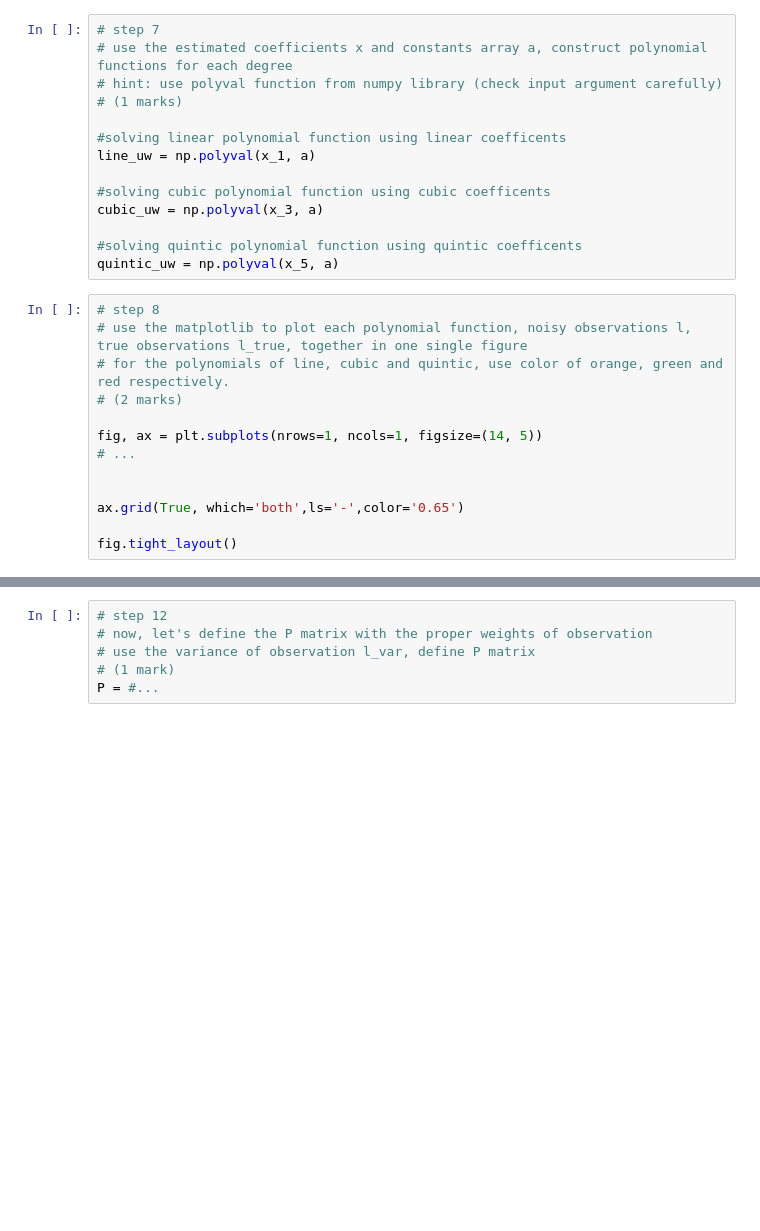
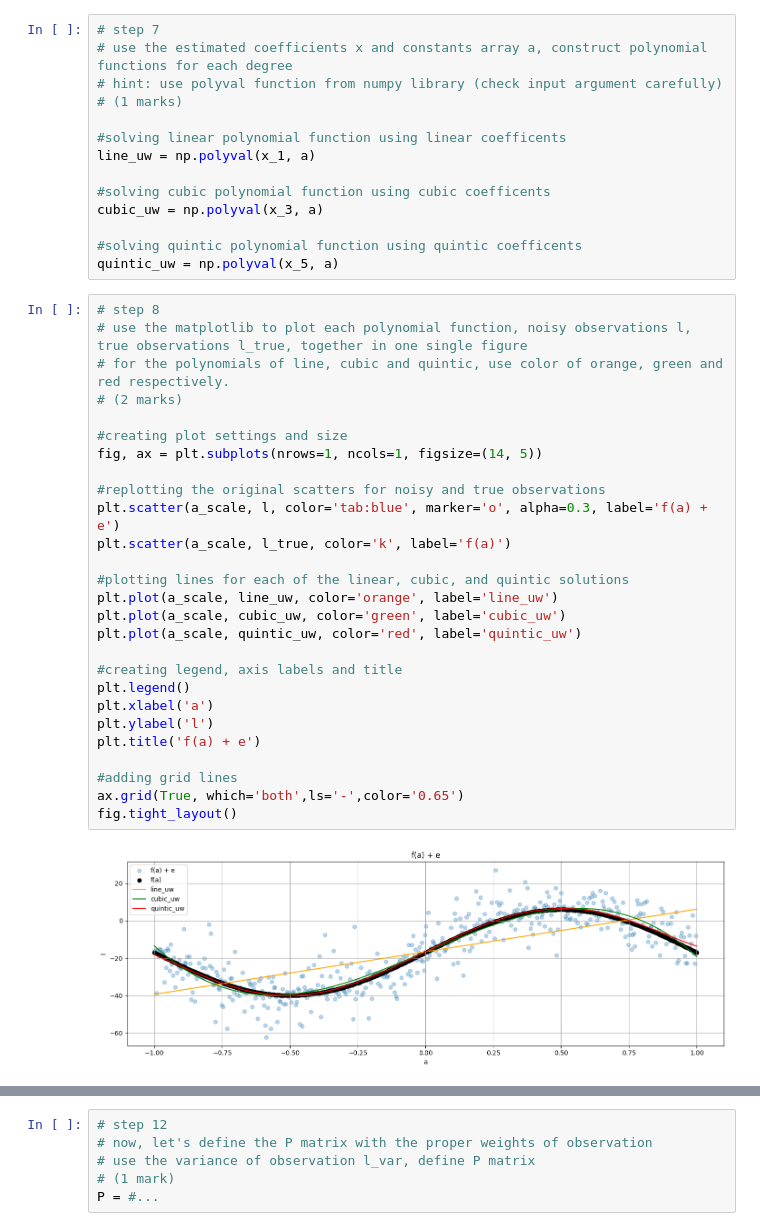
Before and after one commit to AnthonyKelly8/engg680_2024_fall, a Jupyter notebook: Lab_Assignment2/Assignment2.ipynb, the cells around one changed output, grey strips where cells are left out. Saved outputs shown, nothing was run; the diff lists cells and outputs as text; blank space fills up the shorter version.

Commit message:
Adding preliminary solution for unweighted steps 8-11

```diff
--- a/Lab_Assignment2/Assignment2.ipynb
+++ b/Lab_Assignment2/Assignment2.ipynb
@@ -188,16 +189,32 @@ quintic_uw = np.polyval(x_5, a)
 # %%
 # step 8
 # use the matplotlib to plot each polynomial function, noisy observations l, true observations l_true, together in one single figure
 # for the polynomials of line, cubic and quintic, use color of orange, green and red respectively.
 # (2 marks)
 
+#creating plot settings and size
 fig, ax = plt.subplots(nrows=1, ncols=1, figsize=(14, 5))
-# ...
 
+#replotting the original scatters for noisy and true observations
+plt.scatter(a_scale, l, color='tab:blue', marker='o', alpha=0.3, label='f(a) + e')
+plt.scatter(a_scale, l_true, color='k', label='f(a)')
 
+#plotting lines for each of the linear, cubic, and quintic solutions
+plt.plot(a_scale, line_uw, color='orange', label='line_uw')
+plt.plot(a_scale, cubic_uw, color='green', label='cubic_uw')
+plt.plot(a_scale, quintic_uw, color='red', label='quintic_uw')
+
+#creating legend, axis labels and title
+plt.legend()
+plt.xlabel('a')
+plt.ylabel('l')
+plt.title('f(a) + e')
+
+#adding grid lines
 ax.grid(True, which='both',ls='-',color='0.65')
-
 fig.tight_layout()
+# %% [output]
+[figure, added]
 # %%
 # step 9
 # print the a posterier variance factor for each polynomial function
```
Also changed, not shown: parts of 5 cells of this notebook.
